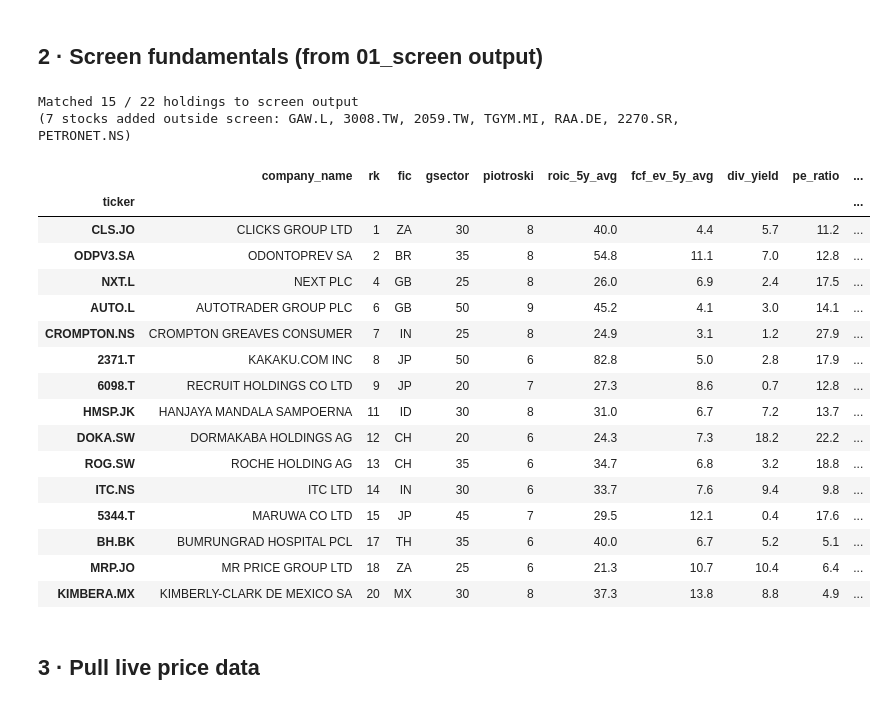
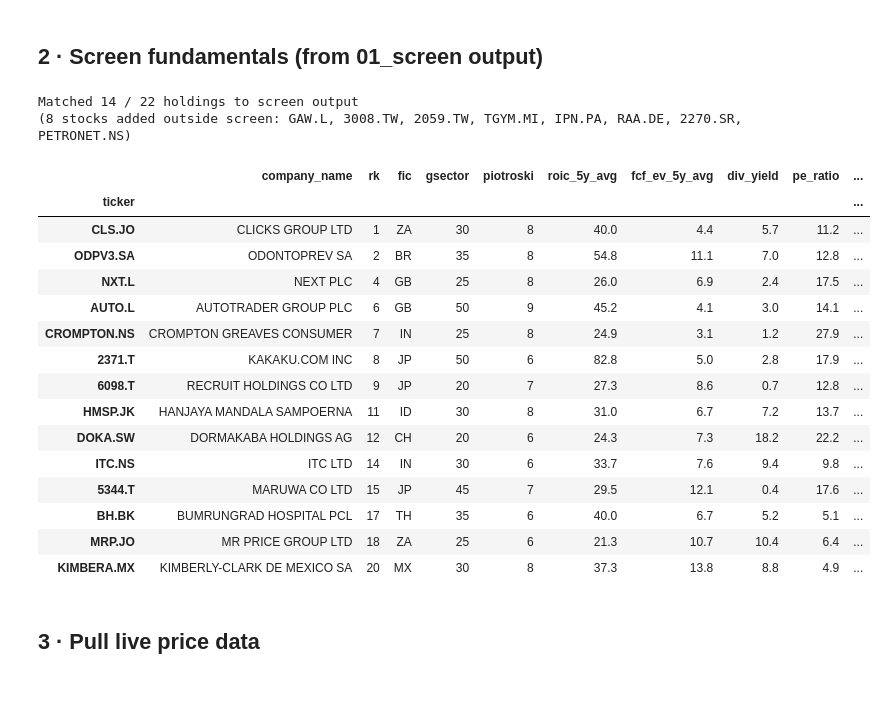
Before and after one commit to CGreen274/SIA_Portfolio_Dashboard, a Jupyter notebook: notebooks/02_portfolio_dashboard.ipynb, the cells around one changed output. Saved outputs shown, nothing was run; the diff lists cells and outputs as text; code cells hidden in the pictures.

```diff
--- a/notebooks/02_portfolio_dashboard.ipynb
+++ b/notebooks/02_portfolio_dashboard.ipynb
@@ -132,7 +132,6 @@ _NAME_MAP = {
     "HANJAYA MANDALA SAMPOERNA":     "HMSP.JK",
     "KIMBERLY-CLARK DE MEXICO SA":   "KIMBERA.MX",
     "MR PRICE GROUP LTD":            "MRP.JO",
-    "ROCHE HOLDING AG":              "ROG.SW",
     "MARUWA CO LTD":                 "5344.T",
     "DORMAKABA HOLDINGS AG":         "DOKA.SW",
     "BUMRUNGRAD HOSPITAL PCL":       "BH.BK",
@@ -146,37 +145,36 @@ fund_cols = ["ticker", "company_name", "rk", "fic", "gsector",
              "composite", "cheap_block", "quality_block", "persist_block",
              "fcf_pos_years_10y", "roic_min_10y", "driver"]
 fund_cols = [c for c in fund_cols if c in fundamentals.columns]
 fundamentals = fundamentals[fund_cols].set_index("ticker")
 
 # Format for display
 fund_show = fundamentals.copy()
 for c in ["roic_5y_avg", "fcf_ev_5y_avg", "fcf_growth_5y", "div_yield", "roic_min_10y"]:
     if c in fund_show.columns:
         fund_show[c] = (fund_show[c] * 100).round(1)
 for c in ["composite", "cheap_block", "quality_block", "persist_block", "net_debt_ebitda", "altman_z"]:
     if c in fund_show.columns:
         fund_show[c] = fund_show[c].round(2)
 if "pe_ratio" in fund_show.columns:
     fund_show["pe_ratio"] = fund_show["pe_ratio"].round(1)
 
 print(f"Matched {len(fundamentals)} / {N_STOCKS} holdings to screen output")
-print("(7 stocks added outside screen: GAW.L, 3008.TW, 2059.TW, TGYM.MI, RAA.DE, 2270.SR, PETRONET.NS)")
+print("(8 stocks added outside screen: GAW.L, 3008.TW, 2059.TW, TGYM.MI, IPN.PA, RAA.DE, 2270.SR, PETRONET.NS)")
 fund_show
 # %% [output]
-Matched 15 / 22 holdings to screen output
-(7 stocks added outside screen: GAW.L, 3008.TW, 2059.TW, TGYM.MI, RAA.DE, 2270.SR, PETRONET.NS)
+Matched 14 / 22 holdings to screen output
+(8 stocks added outside screen: GAW.L, 3008.TW, 2059.TW, TGYM.MI, IPN.PA, RAA.DE, 2270.SR, PETRONET.NS)
 |  | company_name | rk | fic | gsector | piotroski | roic_5y_avg | fcf_ev_5y_avg | div_yield | pe_ratio | ... |
 | ticker |  |  |  |  |  |  |  |  |  | ... |
 | CLS.JO | CLICKS GROUP LTD | 1 | ZA | 30 | 8 | 40.0 | 4.4 | 5.7 | 11.2 | ... |
 | ODPV3.SA | ODONTOPREV SA | 2 | BR | 35 | 8 | 54.8 | 11.1 | 7.0 | 12.8 | ... |
 | NXT.L | NEXT PLC | 4 | GB | 25 | 8 | 26.0 | 6.9 | 2.4 | 17.5 | ... |
 | AUTO.L | AUTOTRADER GROUP PLC | 6 | GB | 50 | 9 | 45.2 | 4.1 | 3.0 | 14.1 | ... |
 | CROMPTON.NS | CROMPTON GREAVES CONSUMER | 7 | IN | 25 | 8 | 24.9 | 3.1 | 1.2 | 27.9 | ... |
 | 2371.T | KAKAKU.COM INC | 8 | JP | 50 | 6 | 82.8 | 5.0 | 2.8 | 17.9 | ... |
 | 6098.T | RECRUIT HOLDINGS CO LTD | 9 | JP | 20 | 7 | 27.3 | 8.6 | 0.7 | 12.8 | ... |
 | HMSP.JK | HANJAYA MANDALA SAMPOERNA | 11 | ID | 30 | 8 | 31.0 | 6.7 | 7.2 | 13.7 | ... |
 | DOKA.SW | DORMAKABA HOLDINGS AG | 12 | CH | 20 | 6 | 24.3 | 7.3 | 18.2 | 22.2 | ... |
-| ROG.SW | ROCHE HOLDING AG | 13 | CH | 35 | 6 | 34.7 | 6.8 | 3.2 | 18.8 | ... |
 | ITC.NS | ITC LTD | 14 | IN | 30 | 6 | 33.7 | 7.6 | 9.4 | 9.8 | ... |
 | 5344.T | MARUWA CO LTD | 15 | JP | 45 | 7 | 29.5 | 12.1 | 0.4 | 17.6 | ... |
 | BH.BK | BUMRUNGRAD HOSPITAL PCL | 17 | TH | 35 | 6 | 40.0 | 6.7 | 5.2 | 5.1 | ... |
```
Also changed, not shown: parts of 9 cells of this notebook, 10 other files.
